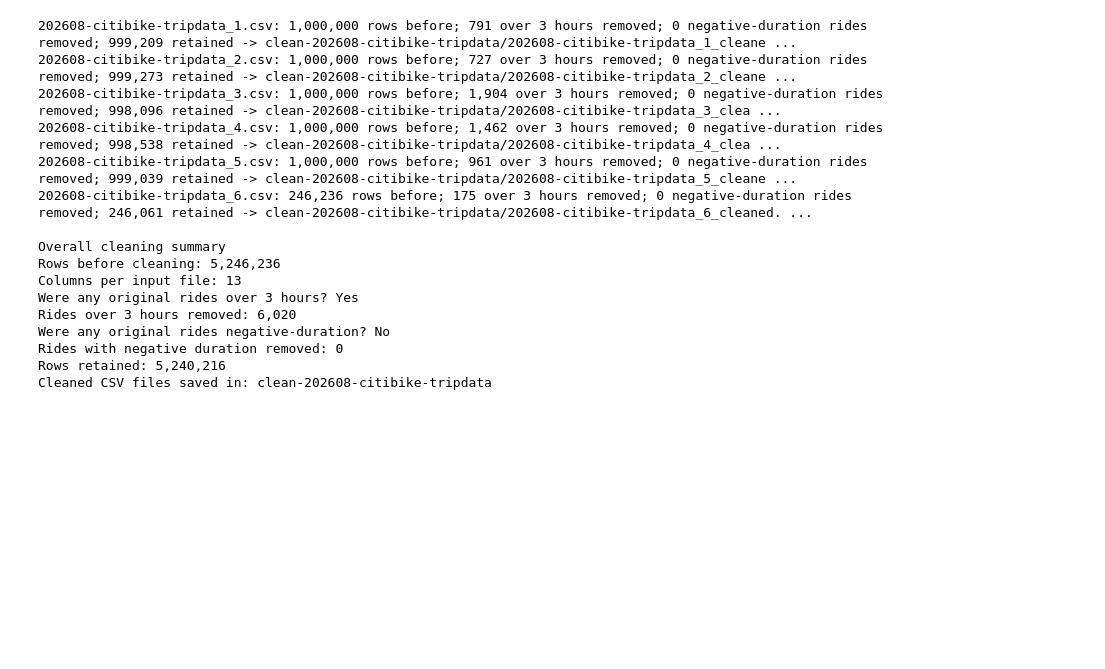
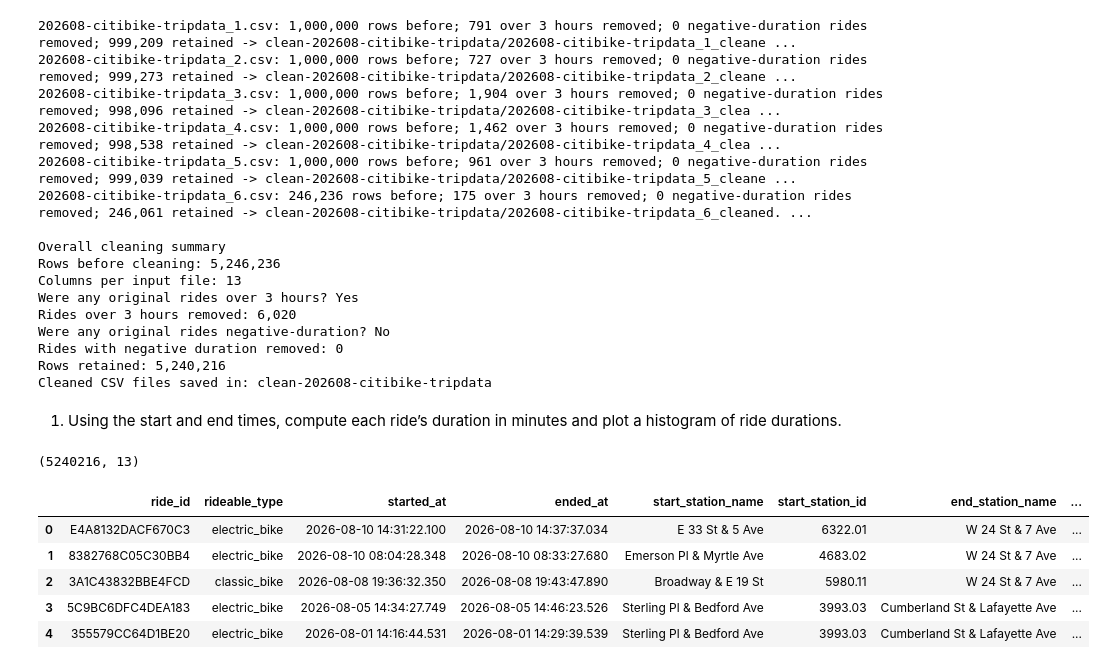
Before and after one commit to rachichi/citibikeavailability, a Jupyter notebook: citibike_rl996.ipynb, the cells around one changed output. Drawn from its saved outputs; the diff is of its cells as text; code cells hidden in the pictures; blank space fills up the shorter version.

```diff
--- a/citibike_rl996.ipynb
+++ b/citibike_rl996.ipynb
@@ -95,3 +95,27 @@ Were any original rides negative-duration? No
 Rides with negative duration removed: 0
 Rows retained: 5,240,216
 Cleaned CSV files saved in: clean-202608-citibike-tripdata
+# %% [markdown]
+1. Using the start and end times, compute each ride’s duration in minutes and plot a histogram
+of ride durations.
+# %%
+import pandas as pd
+import numpy as np
+import os
+import glob
+import matplotlib.pyplot as plt
+
+csv_files = glob.glob(os.path.join('clean-202608-citibike-tripdata', "*.csv"))
+
+df = pd.concat([pd.read_csv(file) for file in csv_files], ignore_index=True)
+
+print(df.shape)
+df.head()
+# %% [output]
+(5240216, 13)
+|  | ride_id | rideable_type | started_at | ended_at | start_station_name | start_station_id | end_station_name | ... |
+| 0 | E4A8132DACF670C3 | electric_bike | 2026-08-10 14:31:22.100 | 2026-08-10 14:37:37.034 | E 33 St & 5 Ave | 6322.01 | W 24 St & 7 Ave | ... |
+| 1 | 8382768C05C30BB4 | electric_bike | 2026-08-10 08:04:28.348 | 2026-08-10 08:33:27.680 | Emerson Pl & Myrtle Ave | 4683.02 | W 24 St & 7 Ave | ... |
+| 2 | 3A1C43832BBE4FCD | classic_bike | 2026-08-08 19:36:32.350 | 2026-08-08 19:43:47.890 | Broadway & E 19 St | 5980.11 | W 24 St & 7 Ave | ... |
+| 3 | 5C9BC6DFC4DEA183 | electric_bike | 2026-08-05 14:34:27.749 | 2026-08-05 14:46:23.526 | Sterling Pl & Bedford Ave | 3993.03 | Cumberland St & Lafayette Ave | ... |
+| 4 | 355579CC64D1BE20 | electric_bike | 2026-08-01 14:16:44.531 | 2026-08-01 14:29:39.539 | Sterling Pl & Bedford Ave | 3993.03 | Cumberland St & Lafayette Ave | ... |
```
Also changed, not shown: parts of 19 cells of this notebook, 2 other files.
